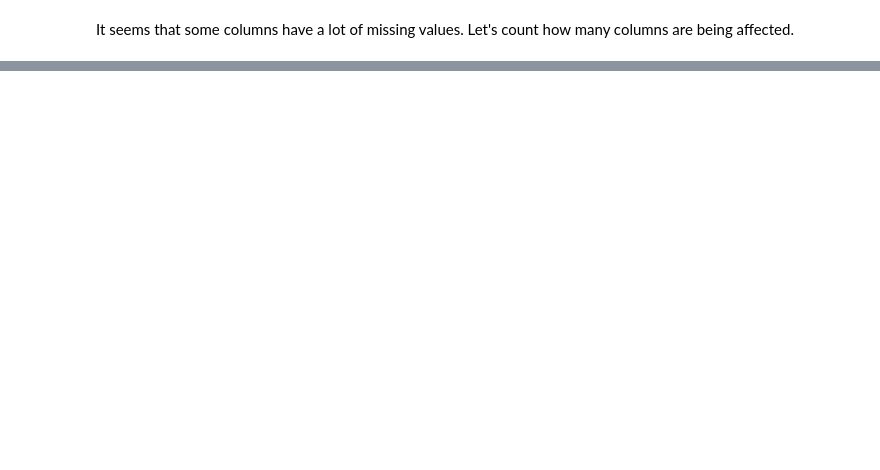
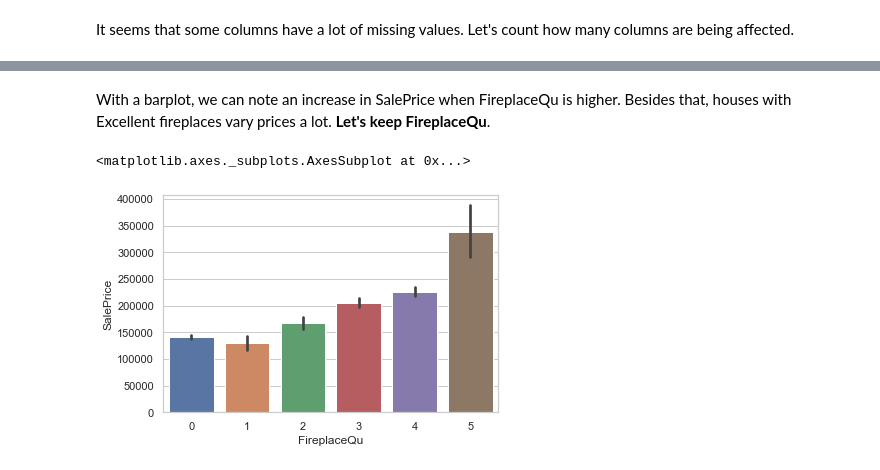
Before and after one commit to cpatrickalves/kaggle-houses-prices-prediction, a Jupyter notebook: notebooks/1.0-icc-initial-data-exploration.ipynb, the cells around one changed output, grey strips where cells are left out. Drawn from its saved outputs; the diff is of its cells as text; code cells hidden in the pictures; blank space fills up the shorter version.

```diff
--- a/notebooks/1.0-icc-initial-data-exploration.ipynb
+++ b/notebooks/1.0-icc-initial-data-exploration.ipynb
@@ -86,0 +159,13 @@ sns.pairplot(train_data)
+# %%
+train_data['FireplaceQu'].fillna(0, inplace=True)
+train_data['FireplaceQu'].replace({'Po': 1, 'Fa': 2, 'TA': 3, 'Gd': 4, 'Ex': 5}, inplace=True)
+test_data['FireplaceQu'].fillna(0, inplace=True)
+test_data['FireplaceQu'].replace({'Po': 1, 'Fa': 2, 'TA': 3, 'Gd': 4, 'Ex': 5}, inplace=True)
+# %% [markdown]
+With a barplot, we can note an increase in SalePrice when FireplaceQu is higher. Besides that, houses with Excellent fireplaces vary prices a lot. **Let's keep FireplaceQu**.
+# %%
+sns.set(style="whitegrid")
+sns.barplot(x='FireplaceQu', y="SalePrice", data=train_data)
+# %% [output]
+<matplotlib.axes._subplots.AxesSubplot at 0x...>
+[figure, added]
```
Also changed, not shown: parts of 26 cells of this notebook.
